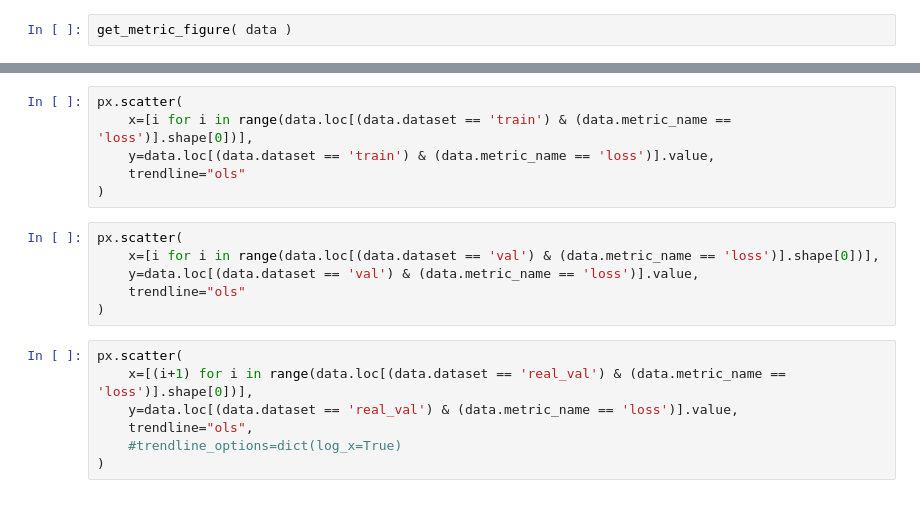
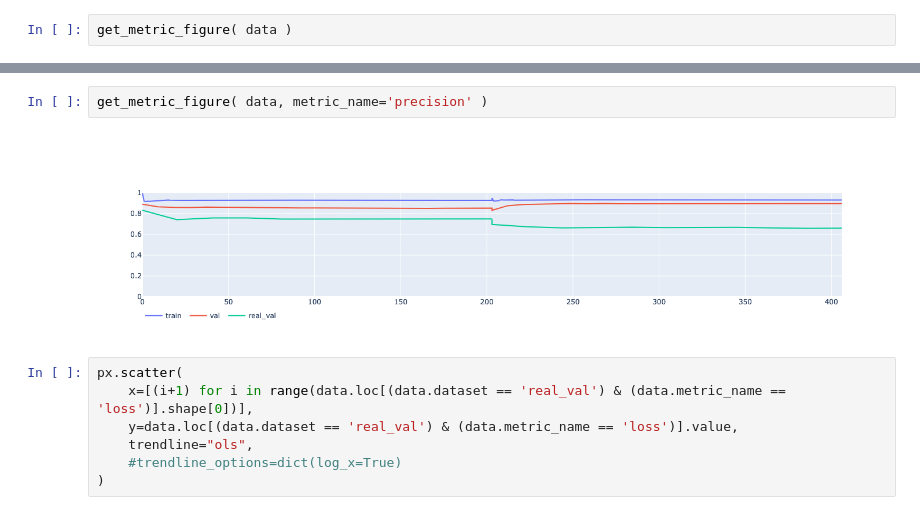
Before and after one commit to FBirwe/master-thesis_moire_detection, a Jupyter notebook: 80_Auswertungen/visualize_model_training.ipynb, the cells around one changed output, grey strips where cells are left out. Cells and saved outputs as stored; diff of their text form.

```diff
--- a/80_Auswertungen/visualize_model_training.ipynb
+++ b/80_Auswertungen/visualize_model_training.ipynb
@@ -123,15 +139,7 @@ get_metric_figure( data, metric_name='accuracy' )
-# %%
-px.scatter(
-    x=[i for i in range(data.loc[(data.dataset == 'train') & (data.metric_name == 'loss')].shape[0])],
-    y=data.loc[(data.dataset == 'train') & (data.metric_name == 'loss')].value,
-    trendline="ols"
-)
-# %%
-px.scatter(
-    x=[i for i in range(data.loc[(data.dataset == 'val') & (data.metric_name == 'loss')].shape[0])],
-    y=data.loc[(data.dataset == 'val') & (data.metric_name == 'loss')].value,
-    trendline="ols"
-)
+# %%
+get_metric_figure( data, metric_name='precision' )
+# %% [output]
+[figure, added]
 # %%
 px.scatter(
     x=[(i+1) for i in range(data.loc[(data.dataset == 'real_val') & (data.metric_name == 'loss')].shape[0])],
```
Also changed, not shown: parts of 7 cells of this notebook, 6 other files.
